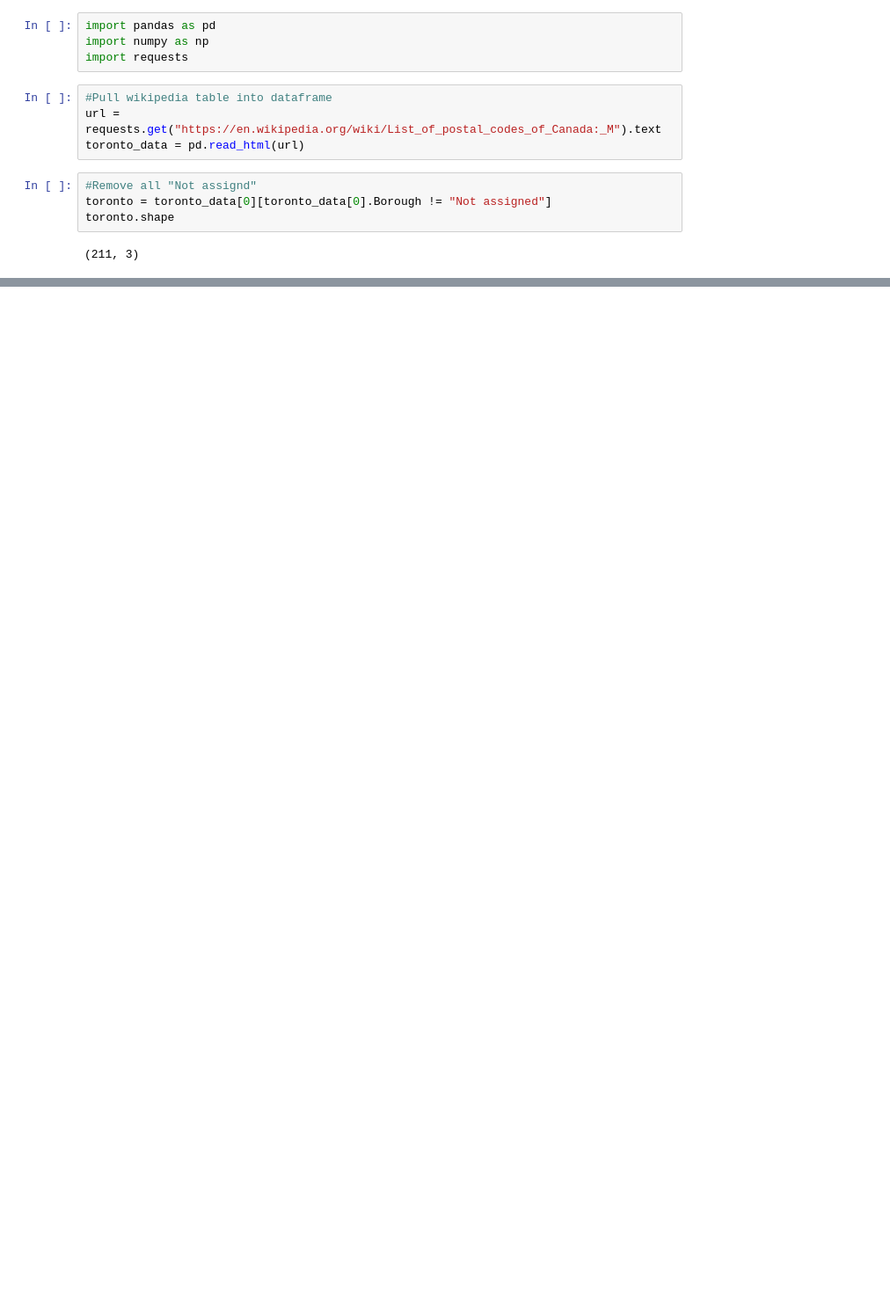
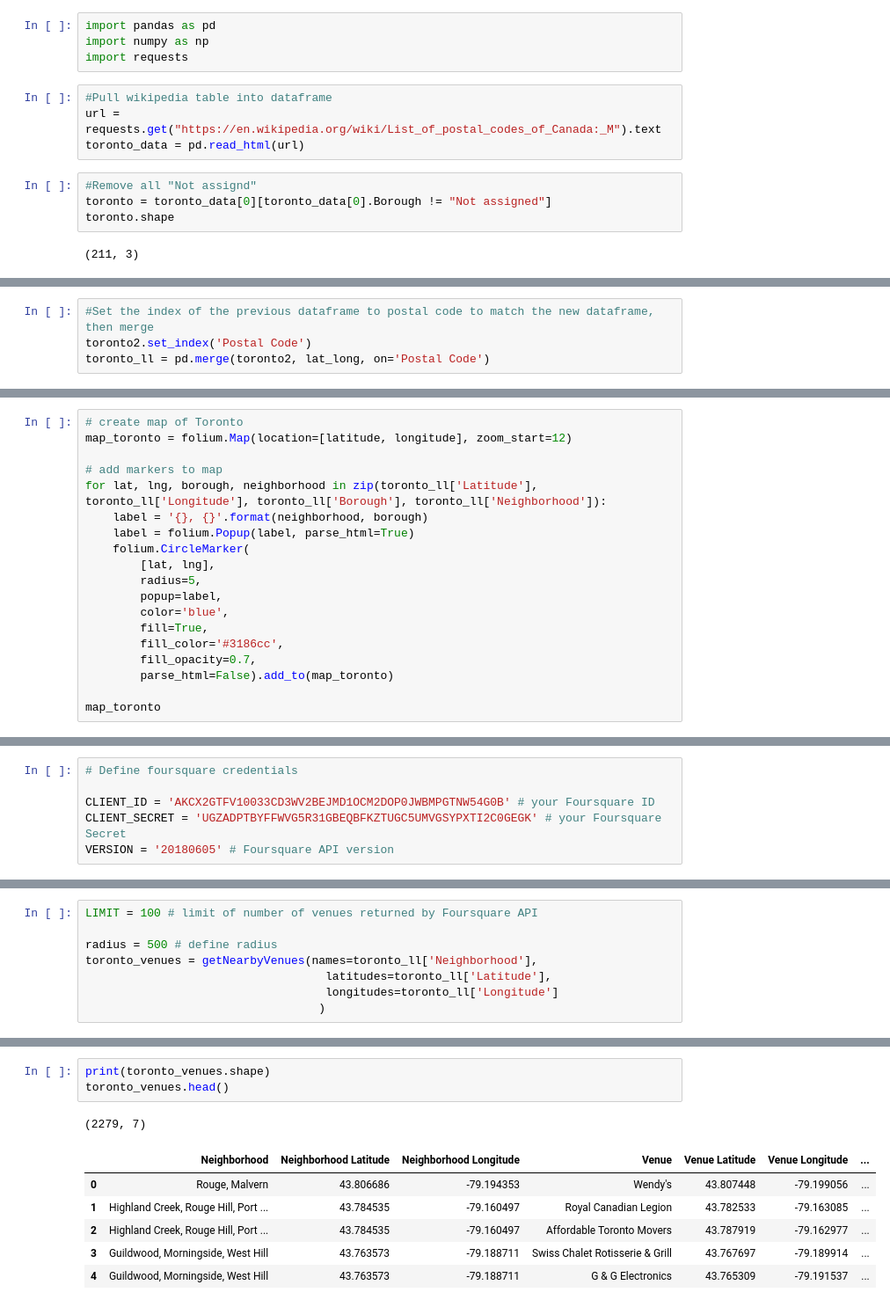
Before and after one commit to greenj4/ADS-Capstone, a Jupyter notebook: Toronto Clustering.ipynb, the cells around one changed output, grey strips where cells are left out. Shown: that part at 88% size. Drawn from its saved outputs; the diff is of its cells as text; blank space fills up the shorter version.

```diff
--- a/Toronto Clustering.ipynb
+++ b/Toronto Clustering.ipynb
@@ -29,0 +54,4 @@ toronto2.shape
+# %%
+#Set the index of the previous dataframe to postal code to match the new dataframe, then merge
+toronto2.set_index('Postal Code')
+toronto_ll = pd.merge(toronto2, lat_long, on='Postal Code')
@@ -29,0 +119,19 @@ toronto2.shape
+# %%
+# create map of Toronto
+map_toronto = folium.Map(location=[latitude, longitude], zoom_start=12)
+
+# add markers to map
+for lat, lng, borough, neighborhood in zip(toronto_ll['Latitude'], toronto_ll['Longitude'], toronto_ll['Borough'], toronto_ll['Neighborhood']):
+    label = '{}, {}'.format(neighborhood, borough)
+    label = folium.Popup(label, parse_html=True)
+    folium.CircleMarker(
+        [lat, lng],
+        radius=5,
+        popup=label,
+        color='blue',
+        fill=True,
+        fill_color='#3186cc',
+        fill_opacity=0.7,
+        parse_html=False).add_to(map_toronto)
+
+map_toronto
@@ -29,0 +140,6 @@ toronto2.shape
+# %%
+# Define foursquare credentials
+
+CLIENT_ID = 'AKCX2GTFV10033CD3WV2BEJMD1OCM2DOP0JWBMPGTNW54G0B' # your Foursquare ID
+CLIENT_SECRET = 'UGZADPTBYFFWVG5R31GBEQBFKZTUGC5UMVGSYPXTI2C0GEGK' # your Foursquare Secret
+VERSION = '20180605' # Foursquare API version
@@ -29,0 +186,8 @@ toronto2.shape
+# %%
+LIMIT = 100 # limit of number of venues returned by Foursquare API
+
+radius = 500 # define radius
+toronto_venues = getNearbyVenues(names=toronto_ll['Neighborhood'],
+                                   latitudes=toronto_ll['Latitude'],
+                                   longitudes=toronto_ll['Longitude']
+                                  )
@@ -29,0 +212,11 @@ toronto2.shape
+# %%
+print(toronto_venues.shape)
+toronto_venues.head()
+# %% [output]
+(2279, 7)
+|  | Neighborhood | Neighborhood Latitude | Neighborhood Longitude | Venue | Venue Latitude | Venue Longitude | ... |
+| 0 | Rouge, Malvern | 43.806686 | -79.194353 | Wendy's | 43.807448 | -79.199056 | ... |
+| 1 | Highland Creek, Rouge Hill, Port ... | 43.784535 | -79.160497 | Royal Canadian Legion | 43.782533 | -79.163085 | ... |
+| 2 | Highland Creek, Rouge Hill, Port ... | 43.784535 | -79.160497 | Affordable Toronto Movers | 43.787919 | -79.162977 | ... |
+| 3 | Guildwood, Morningside, West Hill | 43.763573 | -79.188711 | Swiss Chalet Rotisserie & Grill | 43.767697 | -79.189914 | ... |
+| 4 | Guildwood, Morningside, West Hill | 43.763573 | -79.188711 | G & G Electronics | 43.765309 | -79.191537 | ... |
```
Also changed, not shown: parts of 24 cells of this notebook.
